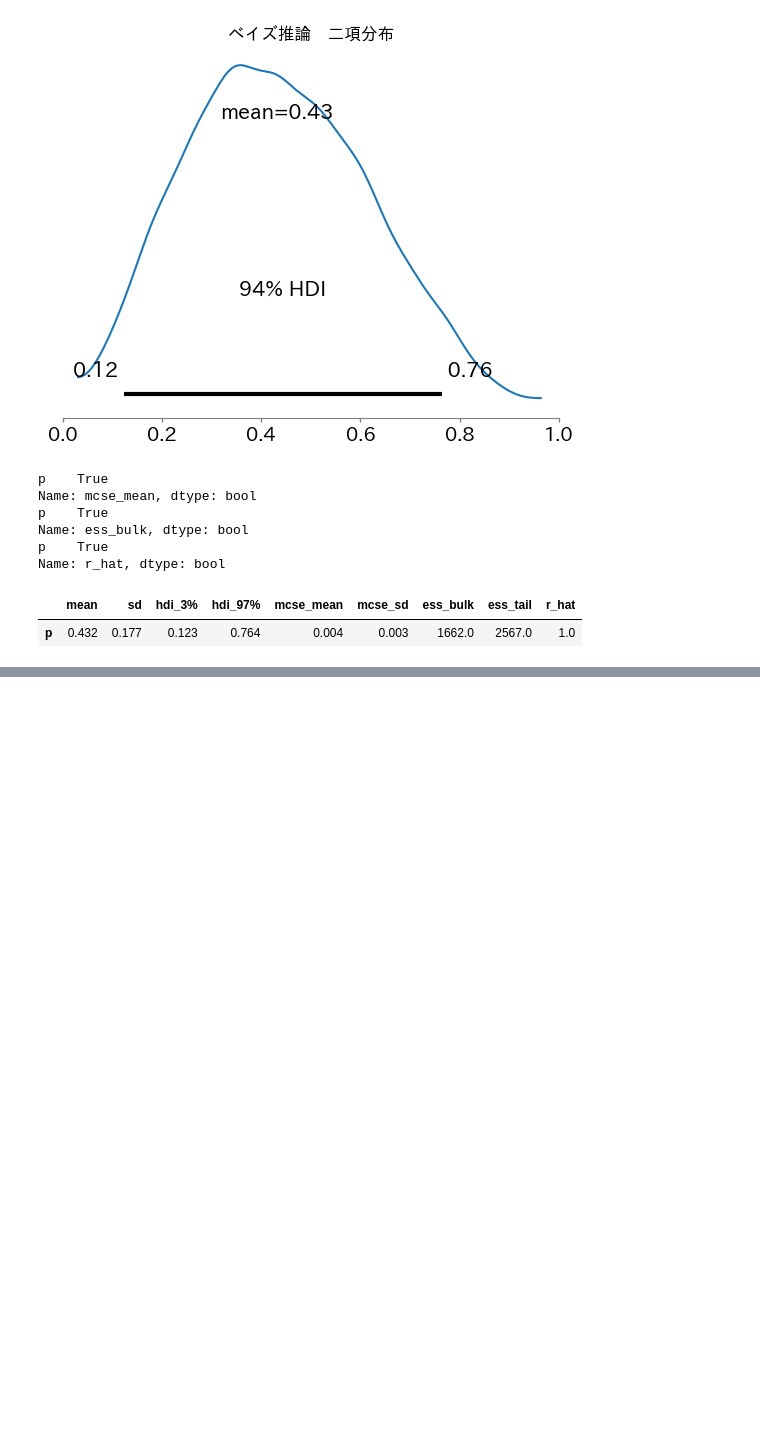
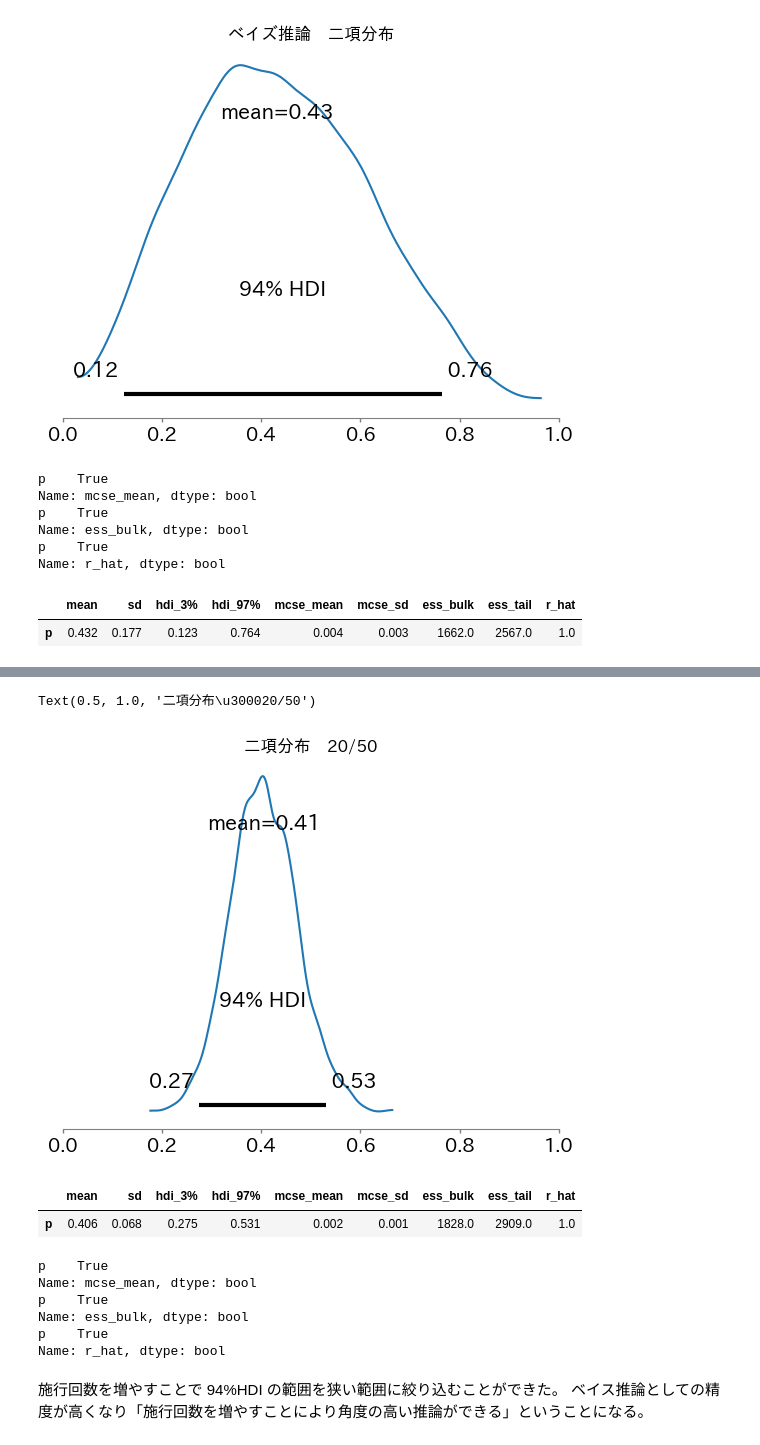
Before and after one commit to 1024xx4/py_bayes_intro, a Jupyter notebook: lottery.ipynb, the cells around one changed output, grey strips where cells are left out. Saved outputs shown, nothing was run; the diff lists cells and outputs as text; code cells hidden in the pictures; blank space fills up the shorter version.

```diff
--- a/lottery.ipynb
+++ b/lottery.ipynb
@@ -215,0 +255,30 @@ Name: r_hat, dtype: bool
+# %%
+# 確率分布の可視化
+ax = az.plot_posterior(inferences_uniform_binomial_2)
+ax.set_xlim(0, 1)
+ax.set_title('二項分布　20/50')
+# %% [output]
+Text(0.5, 1.0, '二項分布\u300020/50')
+[figure, added]
+# %%
+# 統計解析
+summary_uniform_binomial_2 = az.summary(inferences_uniform_binomial_2)
+summary_uniform_binomial_2
+# %% [output]
+|  | mean | sd | hdi_3% | hdi_97% | mcse_mean | mcse_sd | ess_bulk | ess_tail | r_hat |
+| p | 0.406 | 0.068 | 0.275 | 0.531 | 0.002 | 0.001 | 1828.0 | 2909.0 | 1.0 |
+# %%
+# 基準
+print(summary_uniform_binomial_2['mcse_mean'] <= dict_reference['mcse_maen'])
+print(summary_uniform_binomial_2['ess_bulk'] >= dict_reference['ess_bulk'])
+print(summary_uniform_binomial_2['r_hat'] <= dict_reference['r_hat'])
+# %% [output]
+p    True
+Name: mcse_mean, dtype: bool
+p    True
+Name: ess_bulk, dtype: bool
+p    True
+Name: r_hat, dtype: bool
+# %% [markdown]
+施行回数を増やすことで 94%HDI の範囲を狭い範囲に絞り込むことができた。
+ベイス推論としての精度が高くなり「施行回数を増やすことにより角度の高い推論ができる」ということになる。
```
Also changed, not shown: parts of 9 cells of this notebook.
